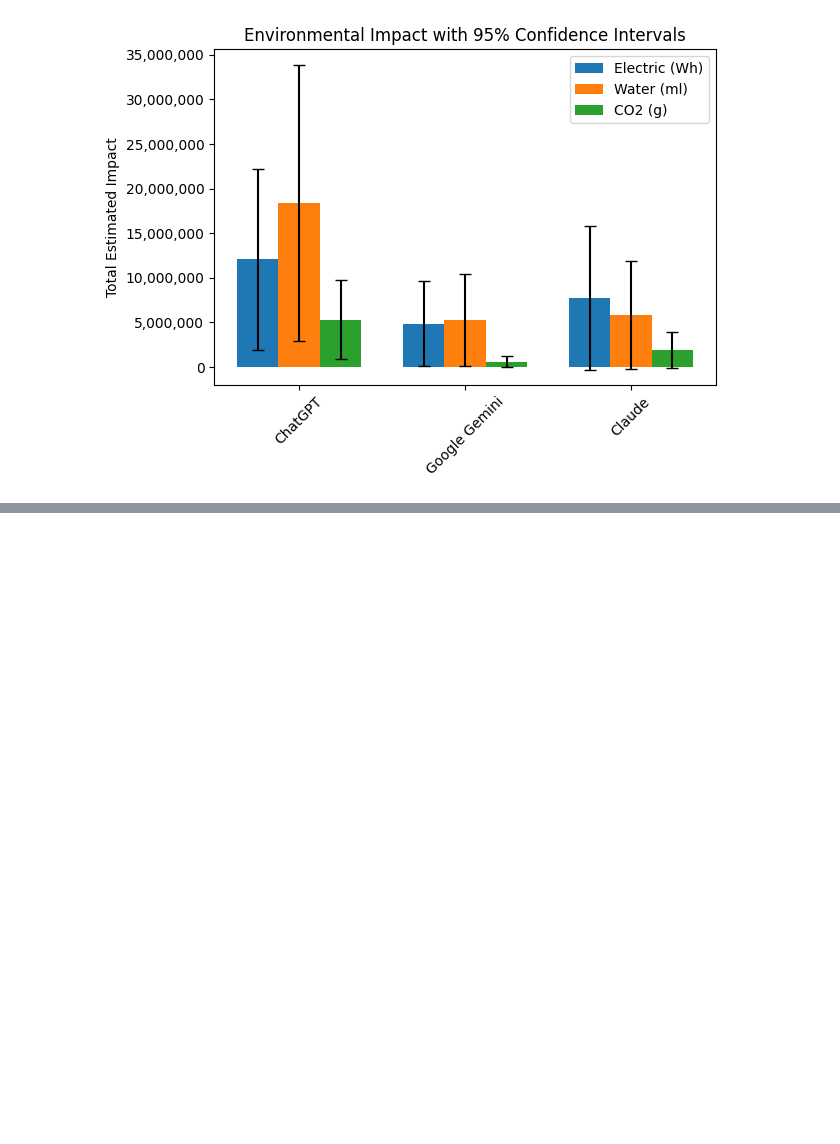
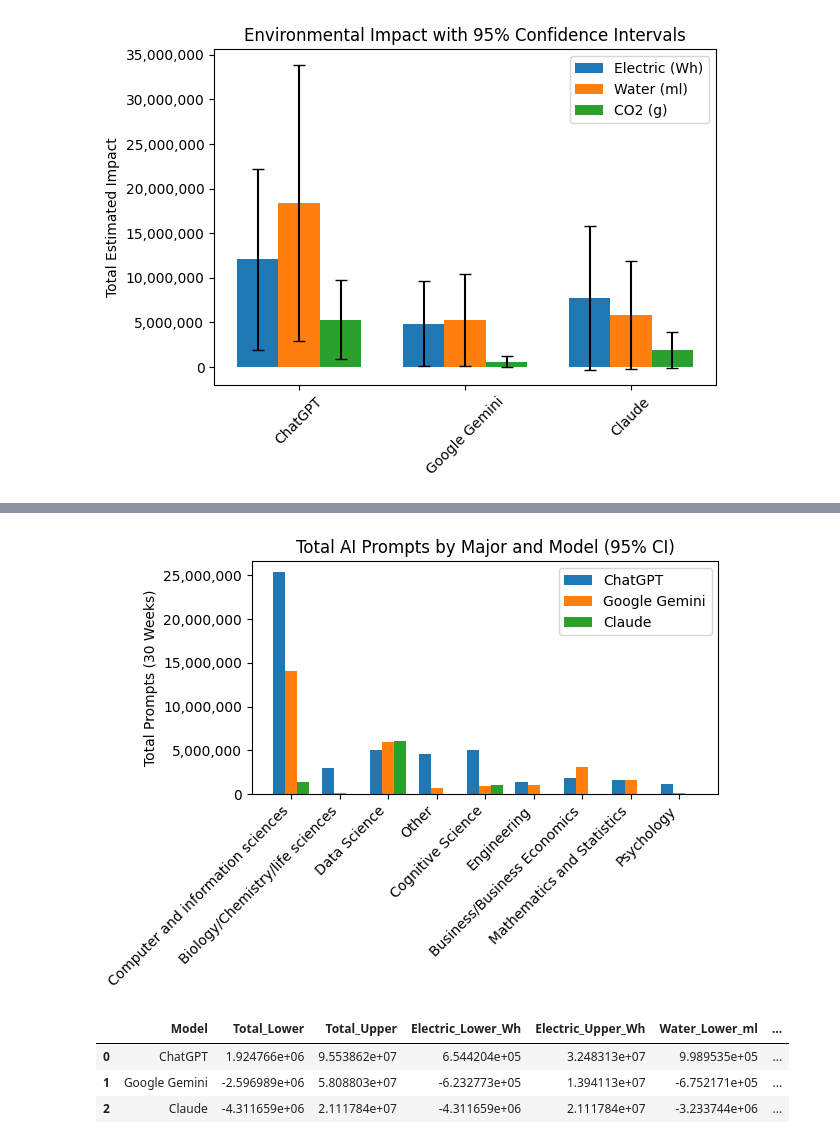
Before and after one commit to zcochran27/syn-100-project, a Jupyter notebook: syn100data_processing.ipynb, the cells around one changed output, grey strips where cells are left out. Cells and saved outputs as stored; diff of their text form; code cells hidden in the pictures; blank space fills up the shorter version.

```diff
--- a/syn100data_processing.ipynb
+++ b/syn100data_processing.ipynb
@@ -63,4 +63,4 @@ final_cols = ['Major', 'Year', 'Uses AI','ChatGPT Weekly Prompts', 'Google Gemin
        'Planning / Scheduling', 'Problem-Solving / Arithmetic', 'Research',
        'Studying', 'Summarization / Paraphrasing', 'Writing']
 
-question_answer[final_cols]
+question_answer = question_answer[final_cols]
@@ -291,0 +454,54 @@ plt.show()
+# %%
+ci_major_model_df["Mean_Total"] = (
+    ci_major_model_df["Total_Lower"] + ci_major_model_df["Total_Upper"]
+) / 2
+
+ci_major_model_df["Error_Total"] = (
+    ci_major_model_df["Total_Upper"] - ci_major_model_df["Total_Lower"]
+) / 2
+
+majors = ci_major_model_df["Survey_Major"].unique()
+models = ci_major_model_df["Model"].unique()
+
+x = np.arange(len(majors))
+width = 0.25  # width of bars
+
+plt.figure()
+
+for i, model in enumerate(models):
+    df_model = ci_major_model_df[ci_major_model_df["Model"] == model]
+
+    means = []
+    errors = []
+
+    for major in majors:
+        row = df_model[df_model["Survey_Major"] == major]
+
+        if len(row) > 0:
+            means.append(row["Mean_Total"].values[0])
+            errors.append(row["Error_Total"].values[0])
+        else:
+            means.append(0)
+            errors.append(0)
+
+    plt.bar(
+        x + i * width,
+        means,
+        width,
+        # yerr=errors,
+        capsize=5,
+        label=model
+    )
+
+plt.xticks(x + width, majors, rotation=45, ha="right")
+plt.ylabel("Total Prompts (30 Weeks)")
+plt.gca().yaxis.set_major_formatter(
+    ticker.StrMethodFormatter('{x:,.0f}')
+)
+plt.title("Total AI Prompts by Major and Model (95% CI)")
+plt.legend()
+
+plt.tight_layout()
+plt.show()
+# %% [output]
+[figure, added]
@@ -291,0 +556,7 @@ plt.show()
+# %%
+ci_combined_df
+# %% [output]
+|  | Model | Total_Lower | Total_Upper | Electric_Lower_Wh | Electric_Upper_Wh | Water_Lower_ml | ... |
+| 0 | ChatGPT | 1.924766e+06 | 9.553862e+07 | 6.544204e+05 | 3.248313e+07 | 9.989535e+05 | ... |
+| 1 | Google Gemini | -2.596989e+06 | 5.808803e+07 | -6.232773e+05 | 1.394113e+07 | -6.752171e+05 | ... |
+| 2 | Claude | -4.311659e+06 | 2.111784e+07 | -4.311659e+06 | 2.111784e+07 | -3.233744e+06 | ... |
```
Also changed, not shown: parts of 7 cells of this notebook, 1 other file.
